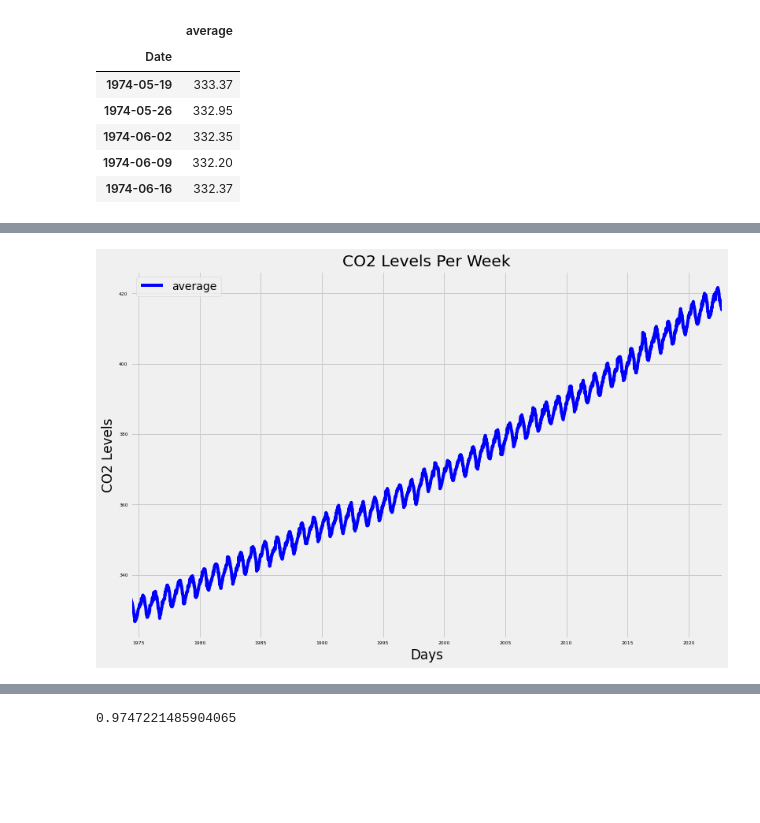
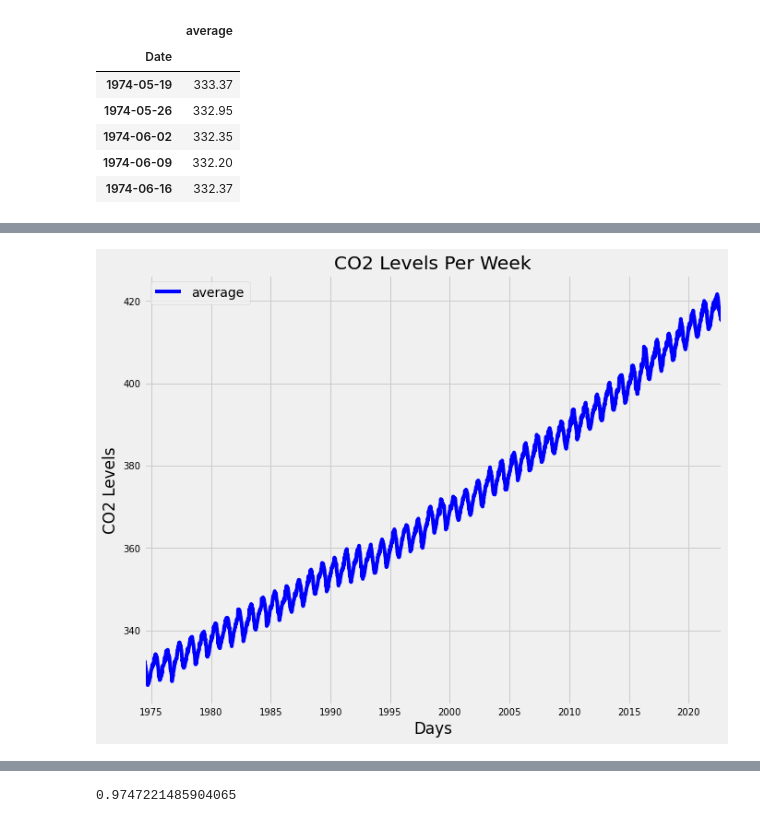
Before and after one commit to uzoma-iloanugo/CO2-Emission---Time-Series-Analysis, a Jupyter notebook: co2_emission.ipynb, the cells around one changed output, grey strips where cells are left out. Cells and saved outputs as stored; diff of their text form; code cells hidden in the pictures; blank space fills up the shorter version.

Commit message:
Changes to plot size.

```diff
--- a/co2_emission.ipynb
+++ b/co2_emission.ipynb
@@ -131,14 +146,12 @@ co2_levels.head()
 # %%
-import matplotlib.pyplot as plt
-plt.style.use('fivethirtyeight')
 
-ax = co2_levels.plot(color = 'blue', fontsize = 6, figsize = (12, 8))
+ax = co2_levels.plot(color = 'blue', fontsize = 10, figsize = (10, 8))
 ax.set_xlabel("Days")
 ax.set_ylabel("CO2 Levels")
 ax.set_title("CO2 Levels Per Week")
 plt.show()
 # %% [output]
-[figure, old version]
+[figure, new version]
 # %%
 # The plot above indicate the series has a trend with a someworth constant variance. I Plot the trend of the data using the Rolling window average.
 co2_levels_mean = co2_levels.rolling(window = 52).mean()
```
Also changed, not shown: parts of 9 cells of this notebook.
